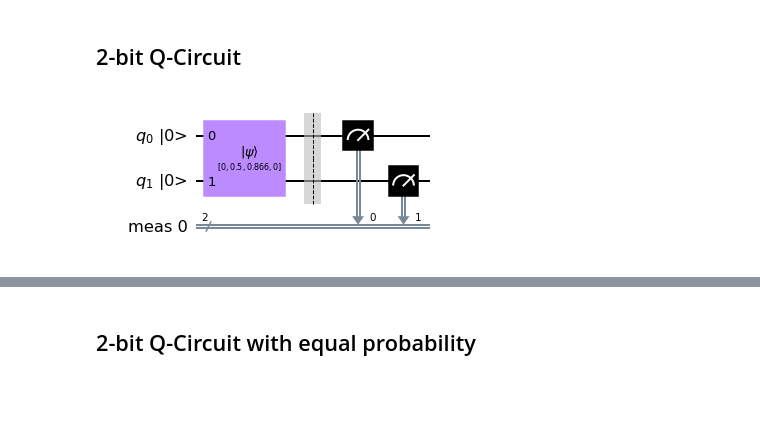
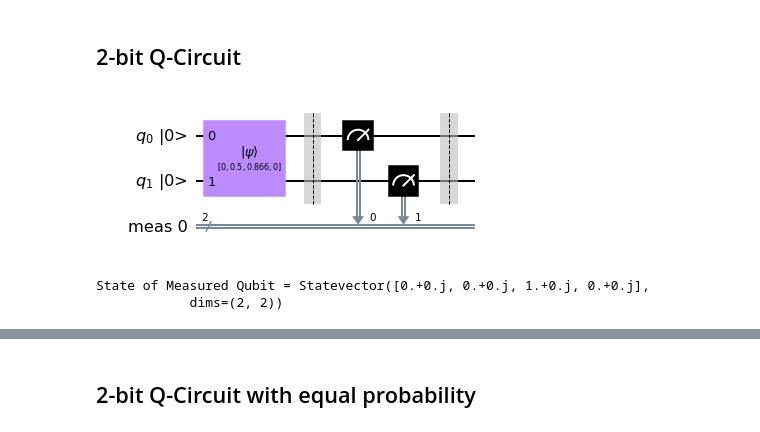
Before and after one commit to TrangDuLam/Qiskit-Working-Projects, a Jupyter notebook: Quantum_State_Measurement.ipynb, the cells around one changed output, grey strips where cells are left out. Cells and saved outputs as stored; diff of their text form; code cells hidden in the pictures; blank space fills up the shorter version.

```diff
--- a/Quantum_State_Measurement.ipynb
+++ b/Quantum_State_Measurement.ipynb
@@ -60,10 +70,19 @@ plot_histogram(counts)
 # %%
 circuit2 = QuantumCircuit(2)
 circuit2.initialize([0, 1/2, np.sqrt(3)/2, 0], circuit2.qubits)
 circuit2.measure_all()
+circuit2.save_statevector()
 circuit2.draw(output = 'mpl', initial_state=True)
 # %% [output]
-[figure, old version]
+[figure, new version]
+# %%
+# Adding statevector measurement
+qobj = assemble(circuit2)
+state = sim.run(qobj).result().get_statevector()
+print("State of Measured Qubit = " + str(state))
+# %% [output]
+State of Measured Qubit = Statevector([0.+0.j, 0.+0.j, 1.+0.j, 0.+0.j],
+            dims=(2, 2))
 # %%
 sim = Aer.get_backend('aer_simulator')
 result = sim.run(circuit2).result()
```
Also changed, not shown: parts of 8 cells of this notebook, 3 other files.
